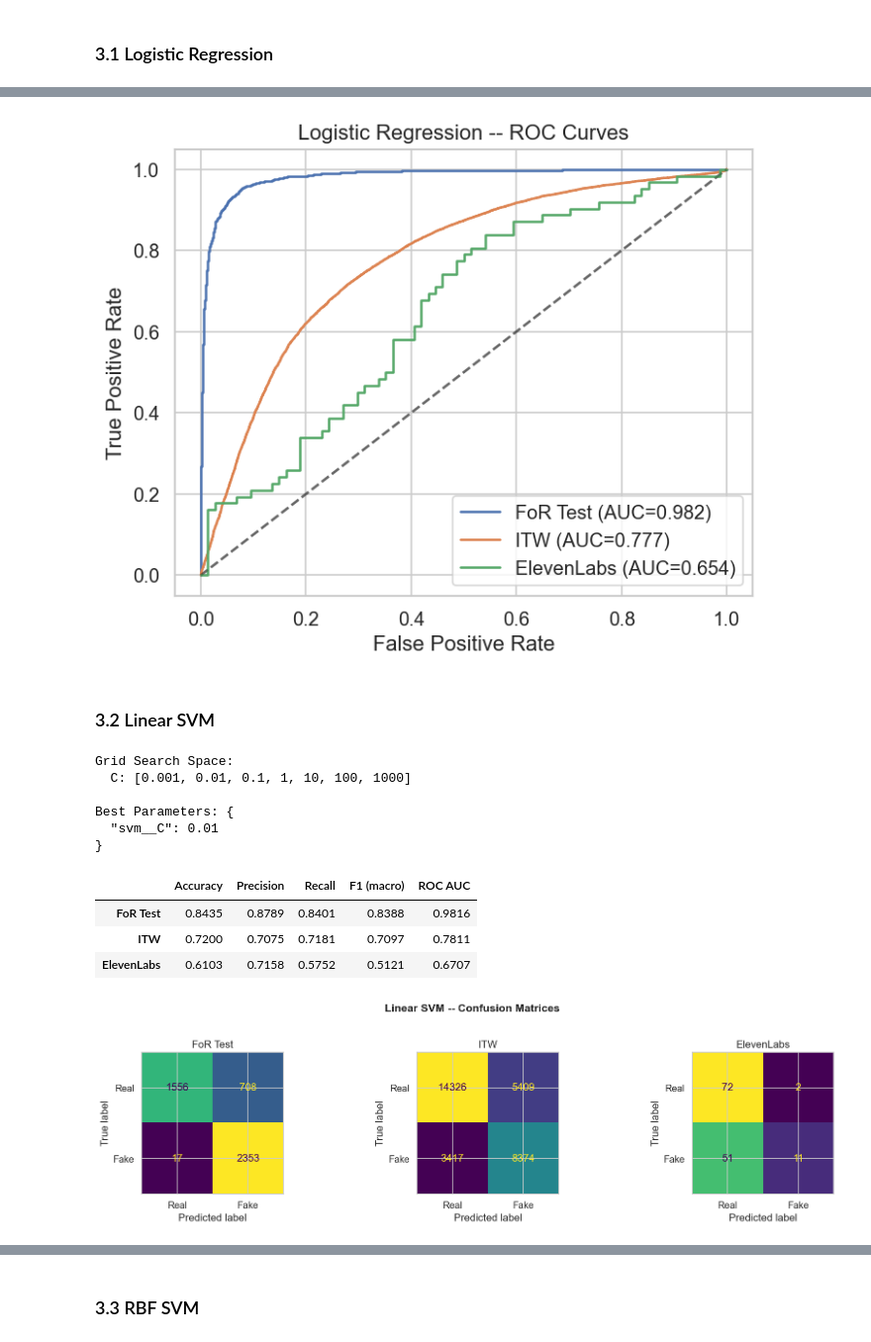
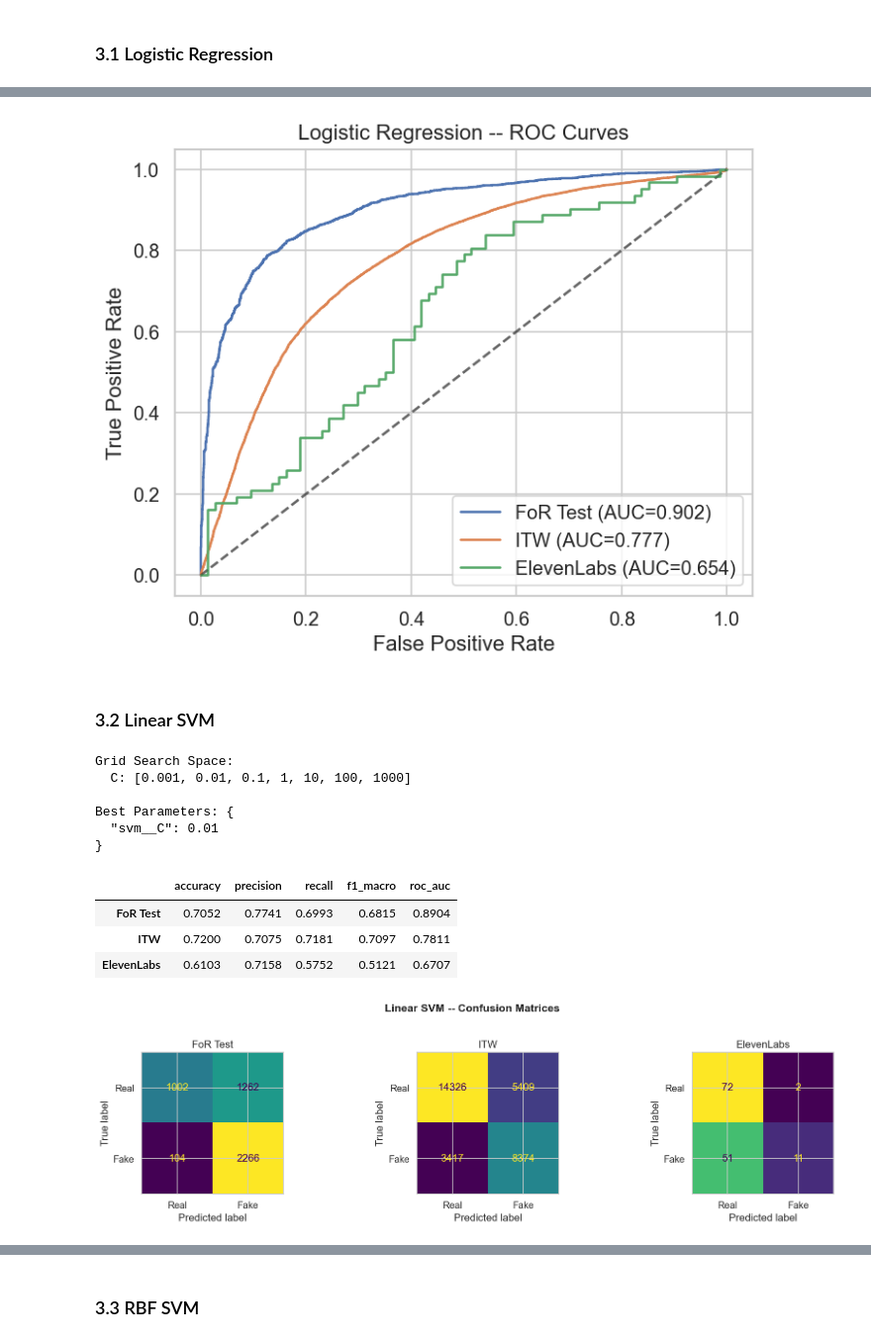
Before and after one commit to g-nazos/audio-deepfake-detection, a Jupyter notebook: notebooks/final_report.ipynb, the cells around one changed output, grey strips where cells are left out. Shown at 99% size. Drawn from its saved outputs; the diff is of its cells as text; code cells hidden in the pictures.

```diff
--- a/notebooks/final_report.ipynb
+++ b/notebooks/final_report.ipynb
@@ -502,30 +483,40 @@ plot_confusion_matrices(model, datasets, ds_names, suptitle="Logistic Regression
 # %%
-plot_roc_curves_overlay(model, datasets, ds_names, title="Logistic Regression -- ROC Curves")
+plot_roc_curves_overlay(models, datasets, ds_names, title="Logistic Regression -- ROC Curves")
 # %% [output]
-[figure, old version]
+[figure, new version]
 # %% [markdown]
 ### 3.2 Linear SVM
 # %%
 name = "Linear SVM"
-model, saved_metrics, params, metadata = load_experiment(name)
+
+# Load FoR-trained model and final (grid-search best) model
+for_dir = os.path.join(FOR_MODELS_PATH, FOR_REGISTRY[name][0])
+for_model = joblib.load(os.path.join(for_dir, "model.joblib"))
+
+final_dir = os.path.join(FINAL_MODELS_PATH, MODEL_REGISTRY[name][0])
+final_model = joblib.load(os.path.join(final_dir, "model.joblib"))
+with open(os.path.join(final_dir, "model_params.json")) as f:
+    best_params = json.load(f)
 
 print("Grid Search Space:")
 for k, v in GRID_SEARCH_SPACES[name].items():
     print(f"  {k}: {v}")
+print(f"\nBest Parameters: {json.dumps(best_params, indent=2)}")
 
-print(f"\nBest Parameters: {json.dumps(params, indent=2)}")
+# Evaluate: FoR model → FoR test,  Final model → ITW & ElevenLabs
+m_for, _ = evaluate_model_on_parquet(for_model, FOR_TEST_PATH)
+m_itw, _ = evaluate_model_on_parquet(final_model, ITW_PATH)
+m_eleven, _ = evaluate_model_on_parquet(final_model, ELEVEN_PATH)
 
-datasets = [(X_for, y_for), (X_itw, y_itw), (X_eleven, y_eleven)]
-ds_names = ["FoR Test", "ITW", "ElevenLabs"]
-
-results = {}
-for (X, y), ds_name in zip(datasets, ds_names):
-    m, _ = evaluate_on_dataset(model, X, y)
-    results[ds_name] = m
-
+results = {"FoR Test": m_for, "ITW": m_itw, "ElevenLabs": m_eleven}
 results_df = pd.DataFrame(results).T
 display(results_df.style.format("{:.4f}").background_gradient(cmap="RdYlGn", axis=None))
 
+# For confusion matrices & ROC curves
+datasets = [(X_for, y_for), (X_itw, y_itw), (X_eleven, y_eleven)]
+models = [for_model, final_model, final_model]
+ds_names = ["FoR Test", "ITW", "ElevenLabs"]
+
 all_results[name] = results
 # %% [output]
 Grid Search Space:
@@ -534,12 +525,12 @@ Grid Search Space:
 Best Parameters: {
   "svm__C": 0.01
 }
-|  | Accuracy | Precision | Recall | F1 (macro) | ROC AUC |
-| FoR Test | 0.8435 | 0.8789 | 0.8401 | 0.8388 | 0.9816 |
+|  | accuracy | precision | recall | f1_macro | roc_auc |
+| FoR Test | 0.7052 | 0.7741 | 0.6993 | 0.6815 | 0.8904 |
 | ITW | 0.7200 | 0.7075 | 0.7181 | 0.7097 | 0.7811 |
 | ElevenLabs | 0.6103 | 0.7158 | 0.5752 | 0.5121 | 0.6707 |
 # %%
-plot_confusion_matrices(model, datasets, ds_names, suptitle="Linear SVM -- Confusion Matrices")
+plot_confusion_matrices(models, datasets, ds_names, suptitle="Linear SVM -- Confusion Matrices")
 # %% [output]
-[figure, old version]
+[figure, new version]
 # %%
```
Also changed, not shown: parts of 36 cells of this notebook.
